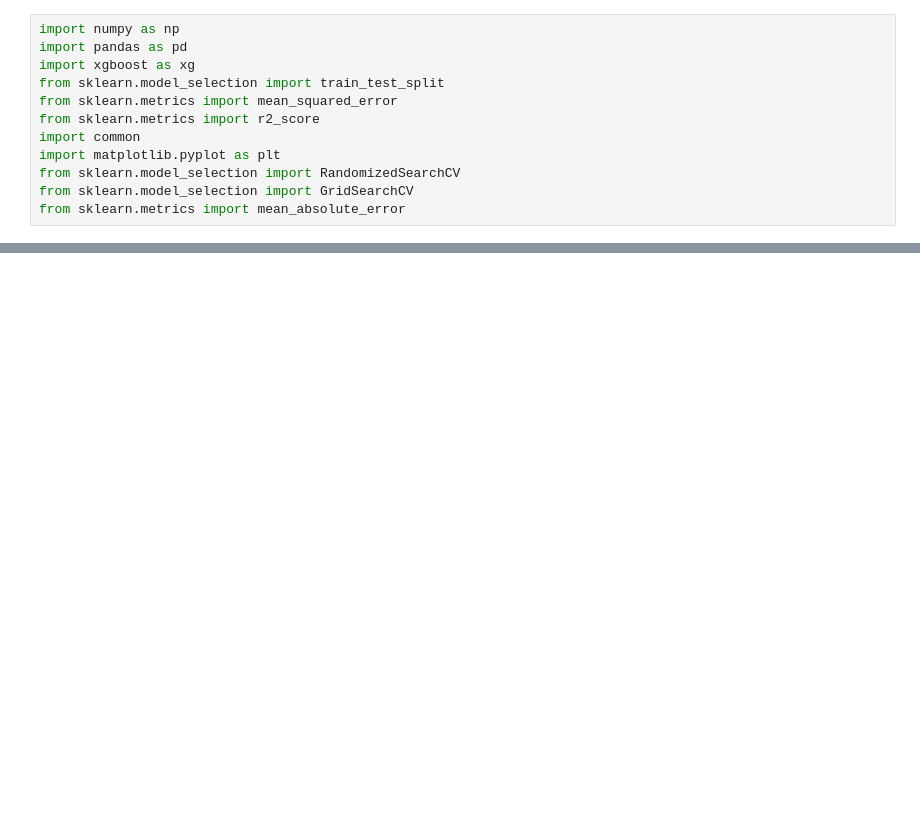
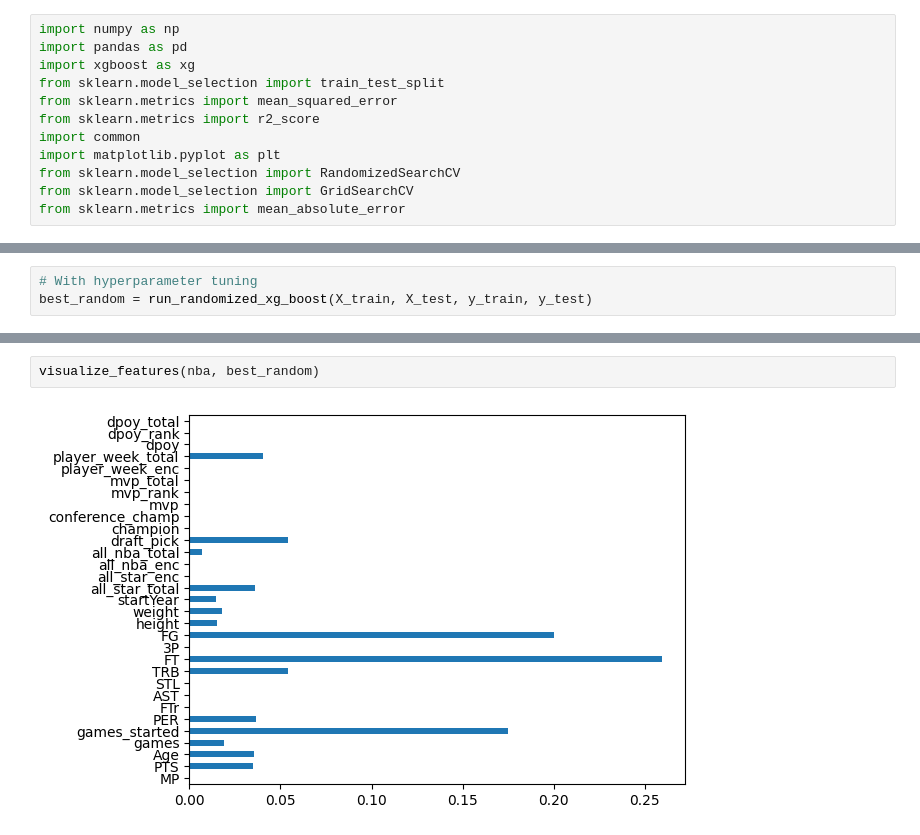
Before and after one commit to RiyaAg/EECS-545---Predicting-NBA-Player-s-Salary, a Jupyter notebook: models/xgboost_tuned_external.ipynb, the cells around one changed output, grey strips where cells are left out. Drawn from its saved outputs; the diff is of its cells as text; blank space fills up the shorter version.

```diff
--- a/models/xgboost_tuned_external.ipynb
+++ b/models/xgboost_tuned_external.ipynb
@@ -179,0 +198,3 @@ feature_importances.plot(kind='barh')
+# %%
+# With hyperparameter tuning
+best_random = run_randomized_xg_boost(X_train, X_test, y_train, y_test)
@@ -179,0 +241,4 @@ feature_importances.plot(kind='barh')
+# %%
+visualize_features(nba, best_random)
+# %% [output]
+[figure, added]
```
Also changed, not shown: parts of 19 cells of this notebook, 1 other file.
